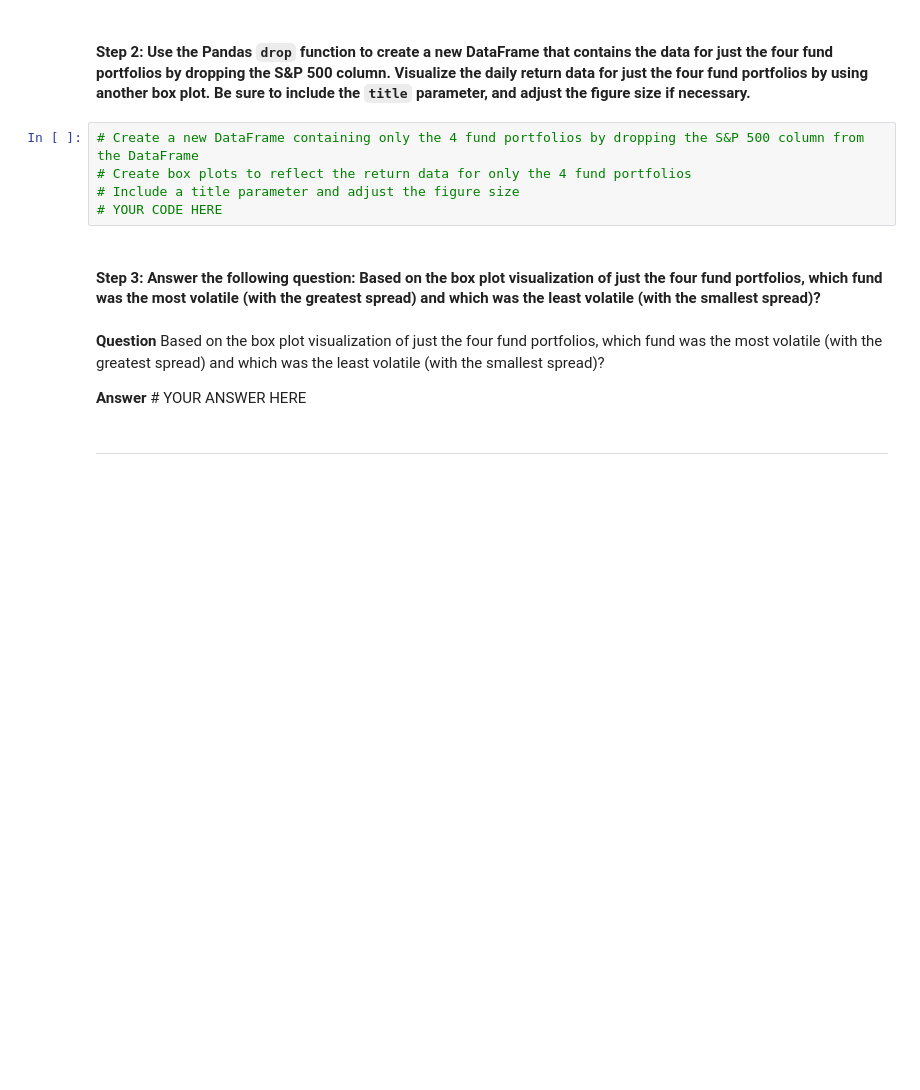
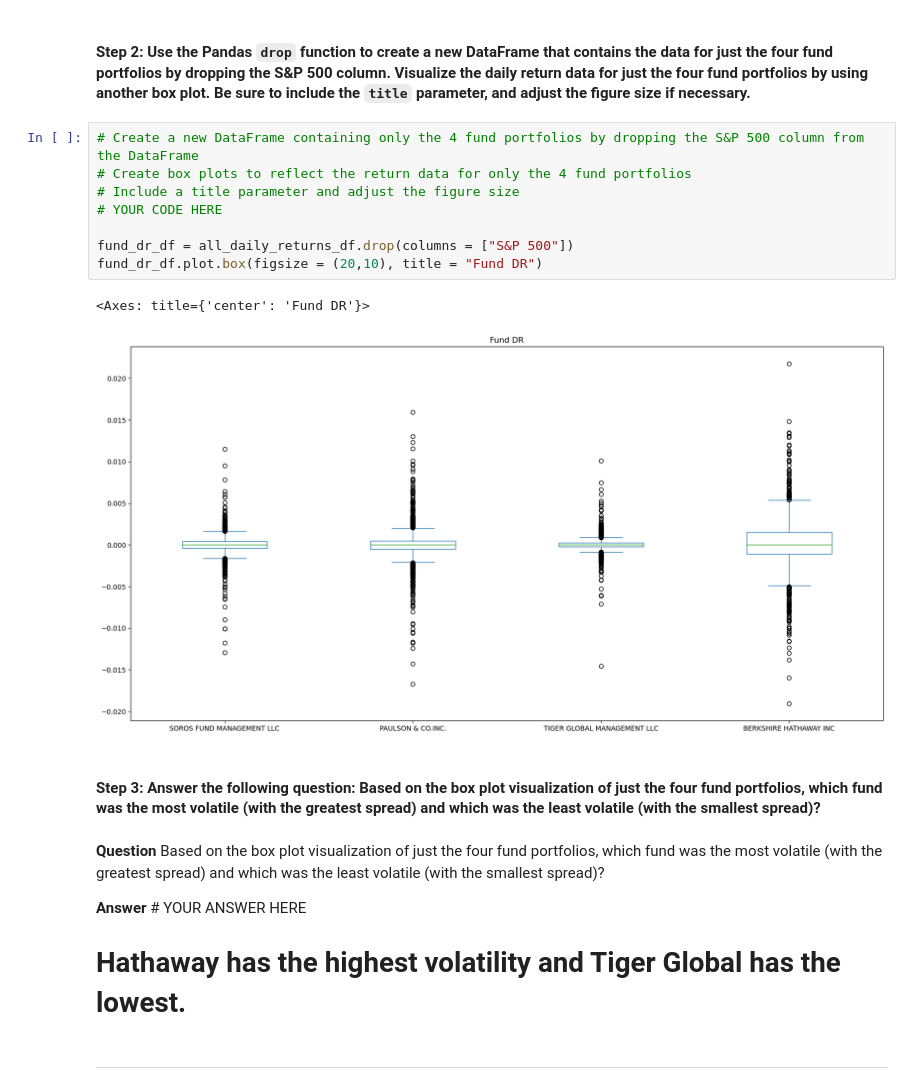
Before and after one commit to OONwora/Challenge--4, a Jupyter notebook: risk_return_analysis.ipynb, the cells around one changed output. Saved outputs shown, nothing was run; the diff lists cells and outputs as text; blank space fills up the shorter version.

```diff
--- a/risk_return_analysis.ipynb
+++ b/risk_return_analysis.ipynb
@@ -166,14 +226,21 @@ Analyze the volatility of each of the four fund portfolios and of the S&P 500 In
 # %%
 # Create a new DataFrame containing only the 4 fund portfolios by dropping the S&P 500 column from the DataFrame
 # Create box plots to reflect the return data for only the 4 fund portfolios
 # Include a title parameter and adjust the figure size
 # YOUR CODE HERE
+
+fund_dr_df = all_daily_returns_df.drop(columns = ["S&P 500"])
+fund_dr_df.plot.box(figsize = (20,10), title = "Fund DR")
+# %% [output]
+<Axes: title={'center': 'Fund DR'}>
+[figure, added]
 # %% [markdown]
 #### Step 3: Answer the following question: Based on the box plot visualization of just the four fund portfolios, which fund was the most volatile (with the greatest spread) and which was the least volatile (with the smallest spread)?
 # %% [markdown]
 **Question** Based on the box plot visualization of just the four fund portfolios, which fund was the most volatile (with the greatest spread) and which was the least volatile (with the smallest spread)?
 
 **Answer** # YOUR ANSWER HERE
+# Hathaway has the highest volatility and Tiger Global has the lowest.
 # %% [markdown]
 ---
 # %% [markdown]
```
Also changed, not shown: parts of 23 cells of this notebook.
